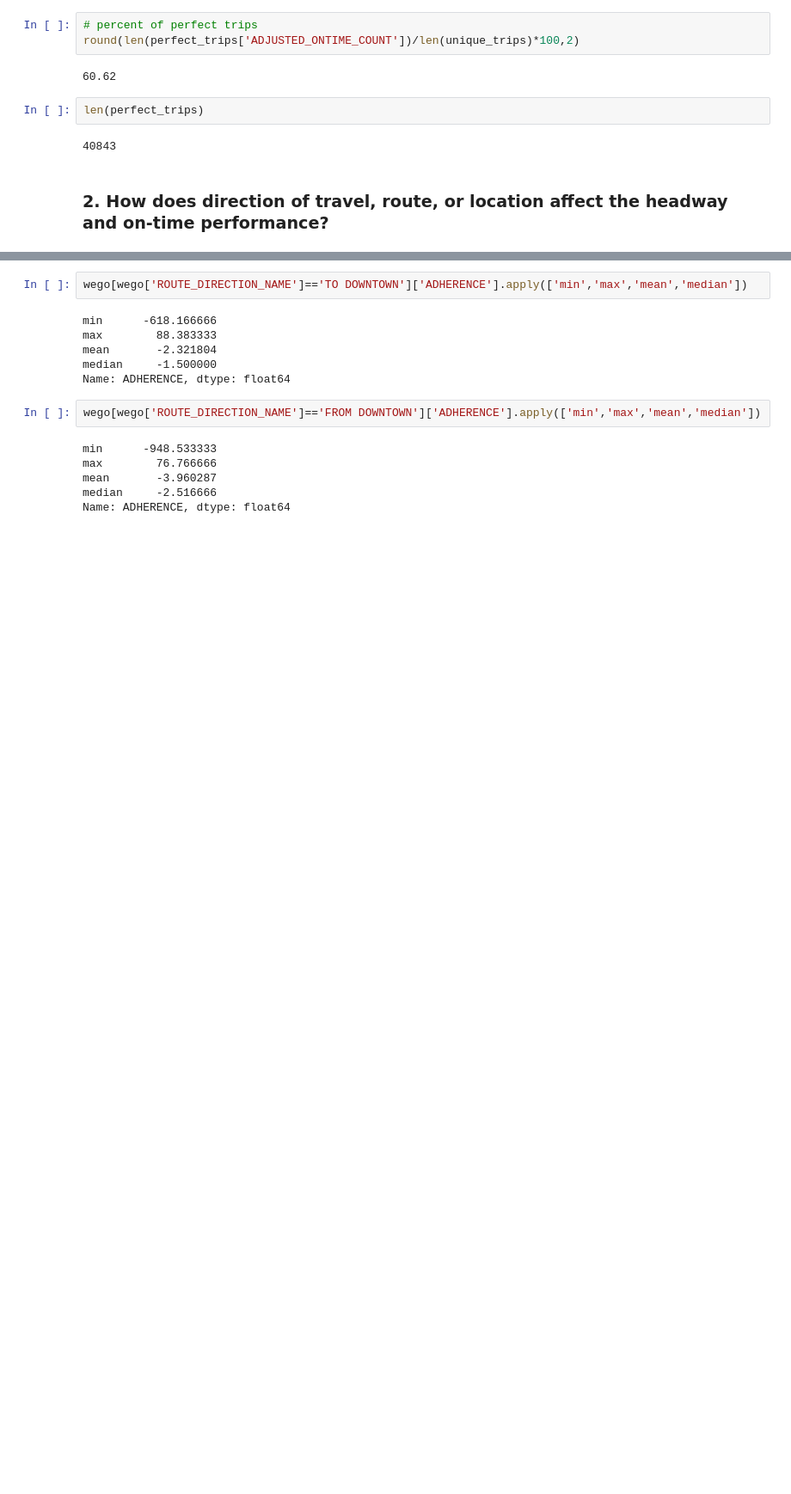
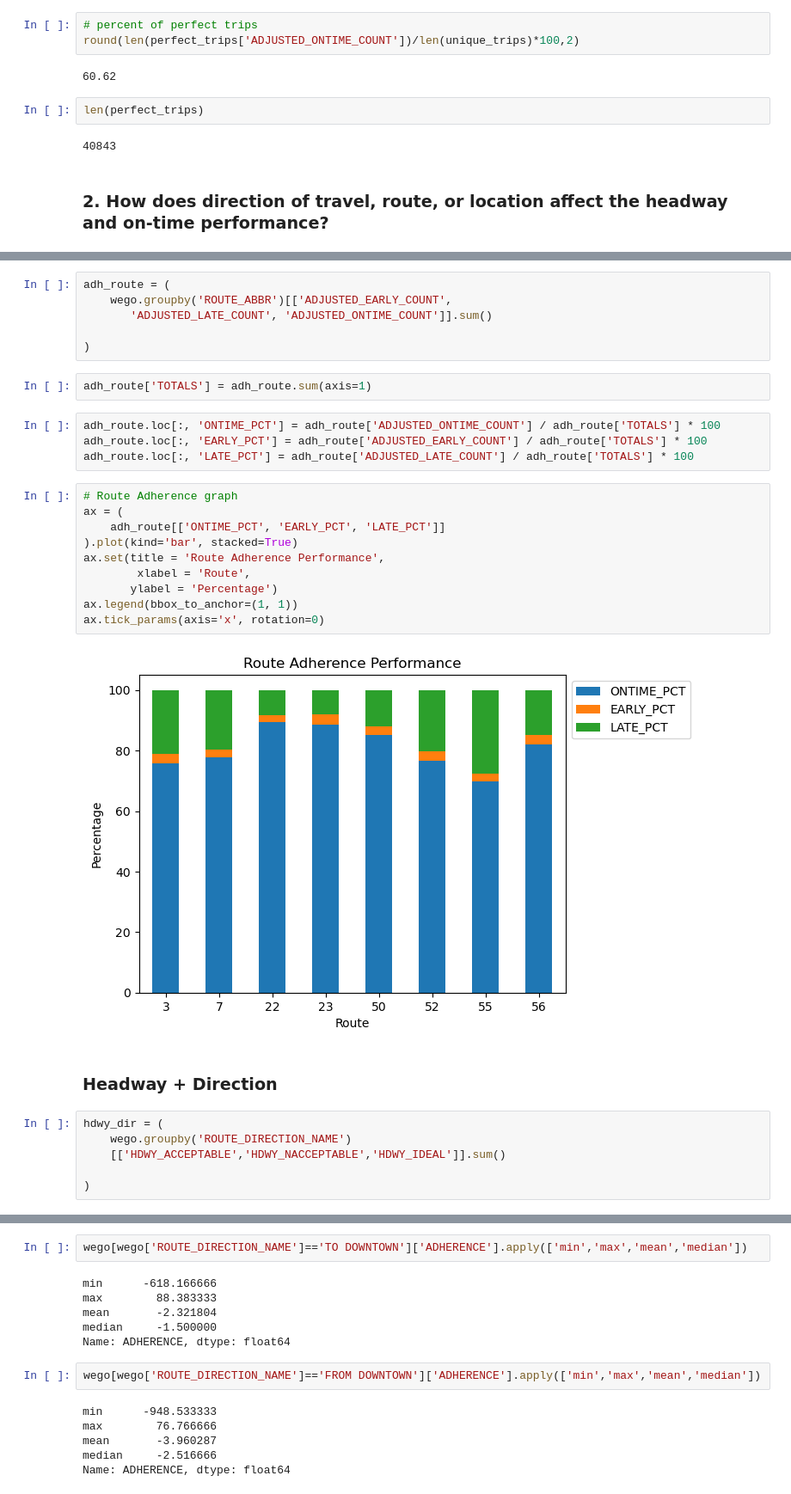
Before and after one commit to NSS-Data-Analytics-Cohort-11/wego-caesars-legion, a Jupyter notebook: notebooks/WeGo Project.ipynb, the cells around one changed output, grey strips where cells are left out. Shown: that part at 86% size. Cells and saved outputs as stored; diff of their text form; blank space fills up the shorter version.

```diff
--- a/notebooks/WeGo Project.ipynb
+++ b/notebooks/WeGo Project.ipynb
@@ -157,0 +193,32 @@ len(perfect_trips)
+# %%
+adh_route = (
+    wego.groupby('ROUTE_ABBR')[['ADJUSTED_EARLY_COUNT',
+       'ADJUSTED_LATE_COUNT', 'ADJUSTED_ONTIME_COUNT']].sum()
+
+)
+# %%
+adh_route['TOTALS'] = adh_route.sum(axis=1)
+# %%
+adh_route.loc[:, 'ONTIME_PCT'] = adh_route['ADJUSTED_ONTIME_COUNT'] / adh_route['TOTALS'] * 100
+adh_route.loc[:, 'EARLY_PCT'] = adh_route['ADJUSTED_EARLY_COUNT'] / adh_route['TOTALS'] * 100
+adh_route.loc[:, 'LATE_PCT'] = adh_route['ADJUSTED_LATE_COUNT'] / adh_route['TOTALS'] * 100
+# %%
+# Route Adherence graph
+ax = (
+    adh_route[['ONTIME_PCT', 'EARLY_PCT', 'LATE_PCT']]
+).plot(kind='bar', stacked=True)
+ax.set(title = 'Route Adherence Performance',
+        xlabel = 'Route',
+       ylabel = 'Percentage')
+ax.legend(bbox_to_anchor=(1, 1))
+ax.tick_params(axis='x', rotation=0)
+# %% [output]
+[figure, added]
+# %% [markdown]
+### Headway + Direction
+# %%
+hdwy_dir = (
+    wego.groupby('ROUTE_DIRECTION_NAME')
+    [['HDWY_ACCEPTABLE','HDWY_NACCEPTABLE','HDWY_IDEAL']].sum()
+
+)
```
Also changed, not shown: parts of 32 cells of this notebook.
